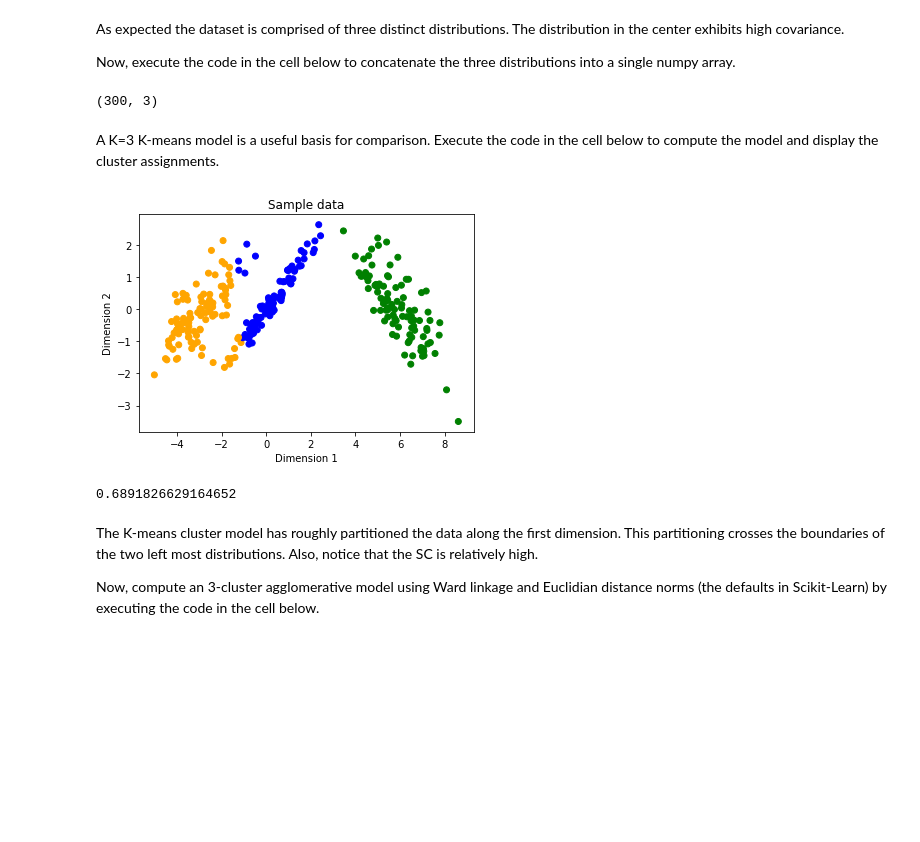
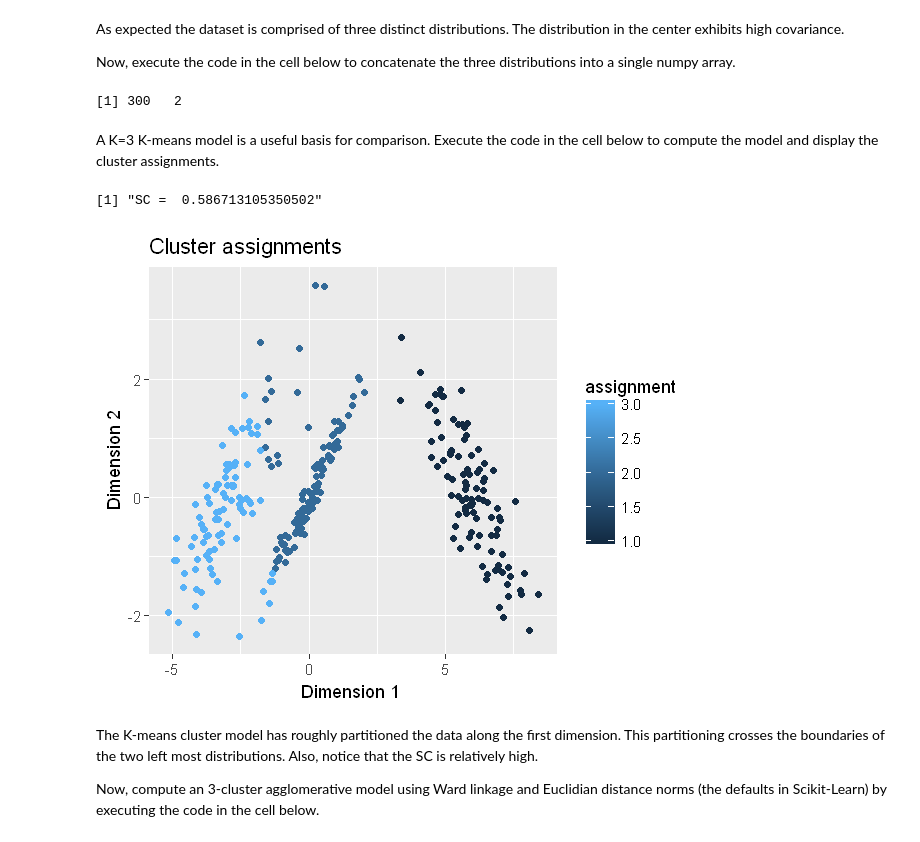
Before and after one commit to vijayraavi/Principles-of-Machine-Learning-R, a Jupyter notebook: Module7/IntroToUnsupervisedLearning.ipynb, the cells around one changed output. Cells and saved outputs as stored; diff of their text form; code cells hidden in the pictures; blank space fills up the shorter version.

```diff
--- a/Module7/IntroToUnsupervisedLearning.ipynb
+++ b/Module7/IntroToUnsupervisedLearning.ipynb
@@ -397,20 +386,22 @@ As expected the dataset is comprised of three distinct distributions. The distri
 
 Now, execute the code in the cell below to concatenate the three distributions into a single numpy array.
 # %%
-sample_2 = np.concatenate((sample1, sample2, sample3))
-sample_2.shape
+sample_2 = rbind(sample1, sample2, sample3)
+dim(sample_2)
 # %% [output]
-(300, 3)
+[1] 300   2
 # %% [markdown]
 A K=3 K-means model is a useful basis for comparison. Execute the code in the cell below to compute the model and display the cluster assignments.
-# %%
-kmeans_3 = KMeans(n_clusters=3, random_state=0)
-assignments_km3 = kmeans_3.fit_predict(sample_2[:,0:2])
-plot_clusters(sample_2, assignments_km3)
-print(silhouette_score(sample_2[:,0:1], assignments_km3))
-# %% [output]
-[figure, removed]
-0.6891826629164652
+# %%
+set.seed(4455)
+dist_mat = dist(sample_2[,c('x','y')])
+kmeans_3 = kmeans(sample_2[,c('x','y')], centers = 3)
+sample_2[,'assignment'] = kmeans_3$cluster
+print(paste('SC = ', as.character(mean(silhouette(kmeans_3$cluster, dist_mat)[,3]))))
+plot_clusters(sample_2)
+# %% [output]
+[1] "SC =  0.586713105350502"
+[figure, added]
 # %% [markdown]
 The K-means cluster model has roughly partitioned the data along the first dimension. This partitioning crosses the boundaries of the two left most distributions. Also, notice that the SC is relatively high.
 
```
Also changed, not shown: parts of 22 cells of this notebook.
